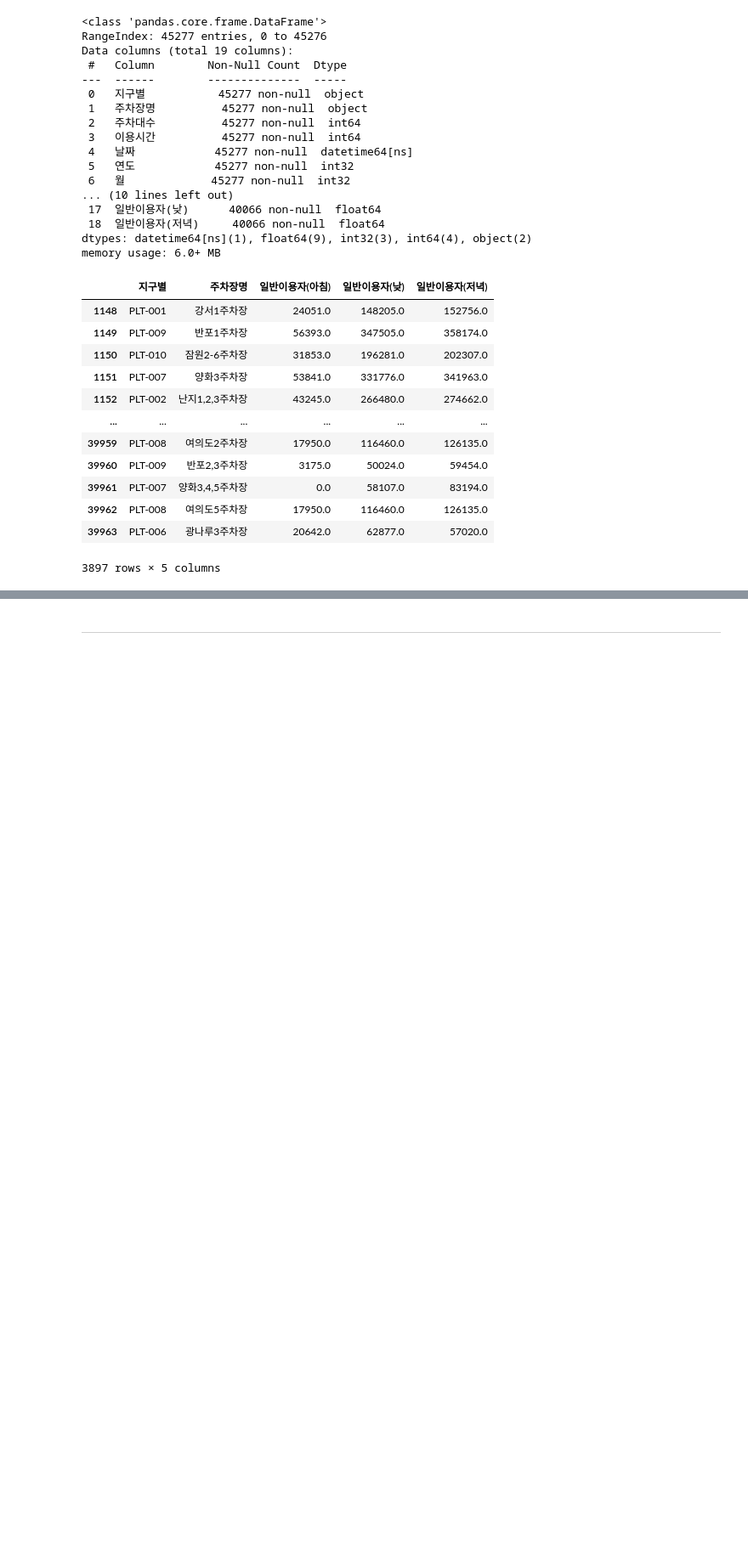
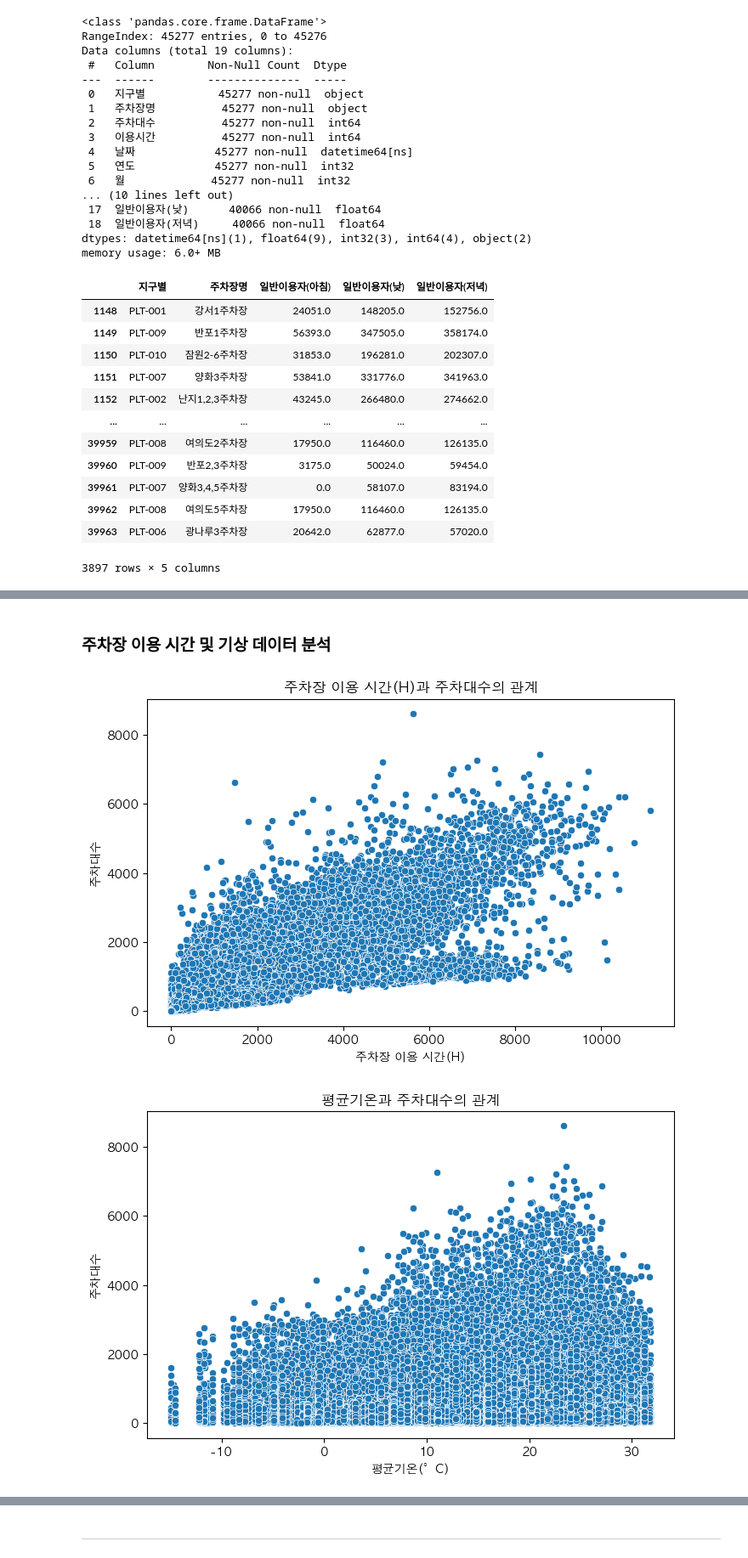
Before and after one commit to terryhyuk/HanGang_Mate, a Jupyter notebook: Python/DataAnalysis/MachineLearning.ipynb, the cells around one changed output, grey strips where cells are left out. Shown at 85% size. Cells and saved outputs as stored; diff of their text form; code cells hidden in the pictures; blank space fills up the shorter version.

```diff
--- a/Python/DataAnalysis/MachineLearning.ipynb
+++ b/Python/DataAnalysis/MachineLearning.ipynb
@@ -958,0 +1032,13 @@ KeyError: '주차장 이용 시간'
+# %%
+# 시간대별 비율로 일별 주차대수를 나눕니다
+df['주차대수_아침_일별'] = df['주차대수'] * (df['일반이용자_아침_일별'] / df['일반이용자_합계_일별'])
+df['주차대수_낮_일별'] = df['주차대수'] * (df['일반이용자_낮_일별'] / df['일반이용자_합계_일별'])
+df['주차대수_저녁_일별'] = df['주차대수'] * (df['일반이용자_저녁_일별'] / df['일반이용자_합계_일별'])
+
+# 각 시간대별 일별 점유율을 계산합니다
+df['점유율_아침_일별'] = df['주차대수_아침_일별'] / df['주차대수_조건별_평균_일별']
+df['점유율_낮_일별'] = df['주차대수_낮_일별'] / df['주차대수_조건별_평균_일별']
+df['점유율_저녁_일별'] = df['주차대수_저녁_일별'] / df['주차대수_조건별_평균_일별']
+
+# 결과 확인
+df[['주차장명', '날짜', '주차대수', '점유율_아침_일별', '점유율_낮_일별', '점유율_저녁_일별']]
@@ -958,0 +1220,29 @@ KeyError: '주차장 이용 시간'
+# %% [markdown]
+### 주차장 이용 시간 및 기상 데이터 분석
+# %%
+# 주차장 이용 시간(H)과 주차대수 간의 상관관계
+plt.figure(figsize=(8, 5))
+sns.scatterplot(x='주차장 이용 시간(H)', y='주차대수', data=df)
+plt.title('주차장 이용 시간(H)과 주차대수의 관계')
+plt.xlabel('주차장 이용 시간(H)')
+plt.ylabel('주차대수')
+plt.show()
+
+# 평균기온과 주차대수의 관계
+plt.figure(figsize=(8, 5))
+sns.scatterplot(x='평균기온(°C)', y='주차대수', data=df)
+plt.title('평균기온과 주차대수의 관계')
+plt.xlabel('평균기온(°C)')
+plt.ylabel('주차대수')
+plt.show()
+
+# 평균 상대습도와 주차대수의 관계
+plt.figure(figsize=(8, 5))
+sns.scatterplot(x='평균 상대습도(%)', y='주차대수', data=df)
+plt.title('평균 상대습도와 주차대수의 관계')
+plt.xlabel('평균 상대습도(%)')
+plt.ylabel('주차대수')
+plt.show()
+# %% [output]
+[figure, added]
+[figure, added]
```
Also changed, not shown: parts of 86 cells of this notebook, 9 other files.
